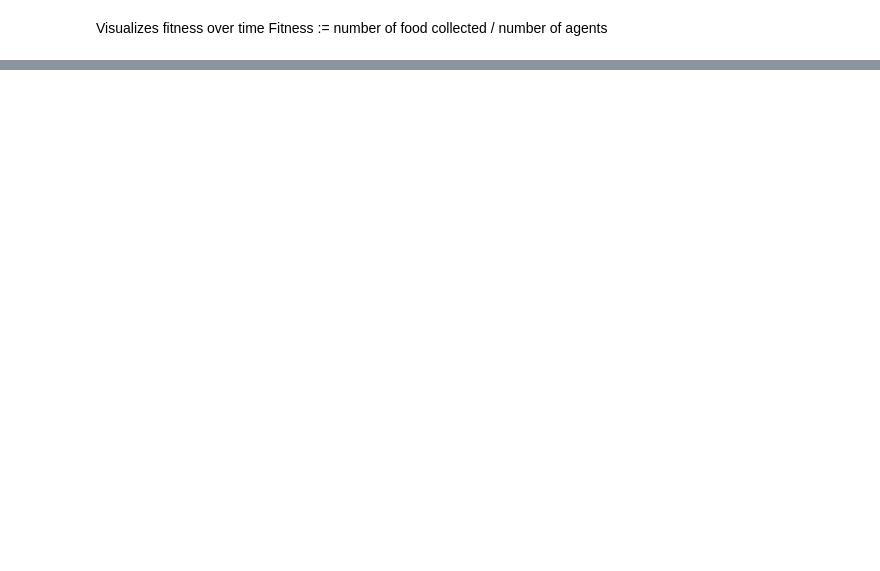
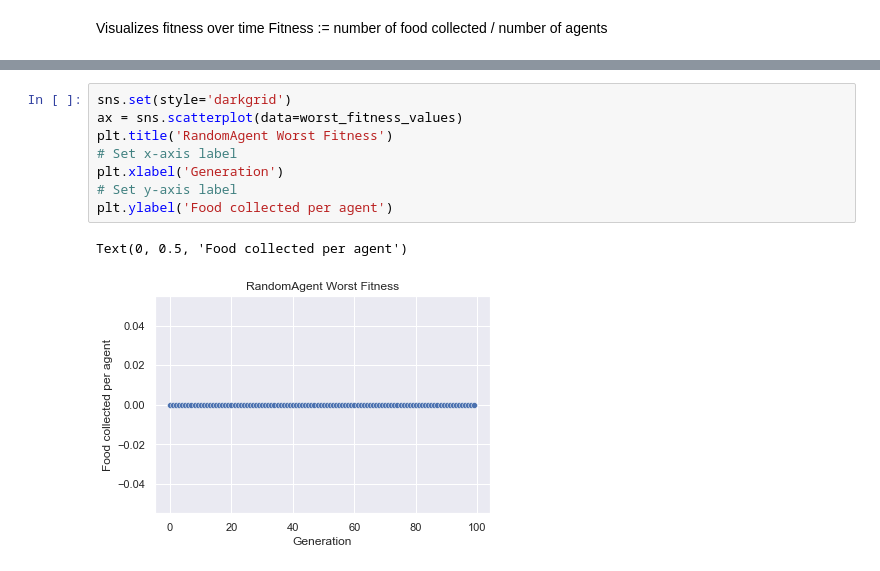
Before and after one commit to kavyakvk/adversarial-environment-generation, a Jupyter notebook: Pickled/pickle_processor.ipynb, the cells around one changed output, grey strips where cells are left out. Cells and saved outputs as stored; diff of their text form; blank space fills up the shorter version.

```diff
--- a/Pickled/pickle_processor.ipynb
+++ b/Pickled/pickle_processor.ipynb
@@ -29,0 +31,11 @@ print(env_params)
+# %%
+sns.set(style='darkgrid')
+ax = sns.scatterplot(data=worst_fitness_values)
+plt.title('RandomAgent Worst Fitness')
+# Set x-axis label
+plt.xlabel('Generation')
+# Set y-axis label
+plt.ylabel('Food collected per agent')
+# %% [output]
+Text(0, 0.5, 'Food collected per agent')
+[figure, added]
```
Also changed, not shown: parts of 2 cells of this notebook, 5 other files.
